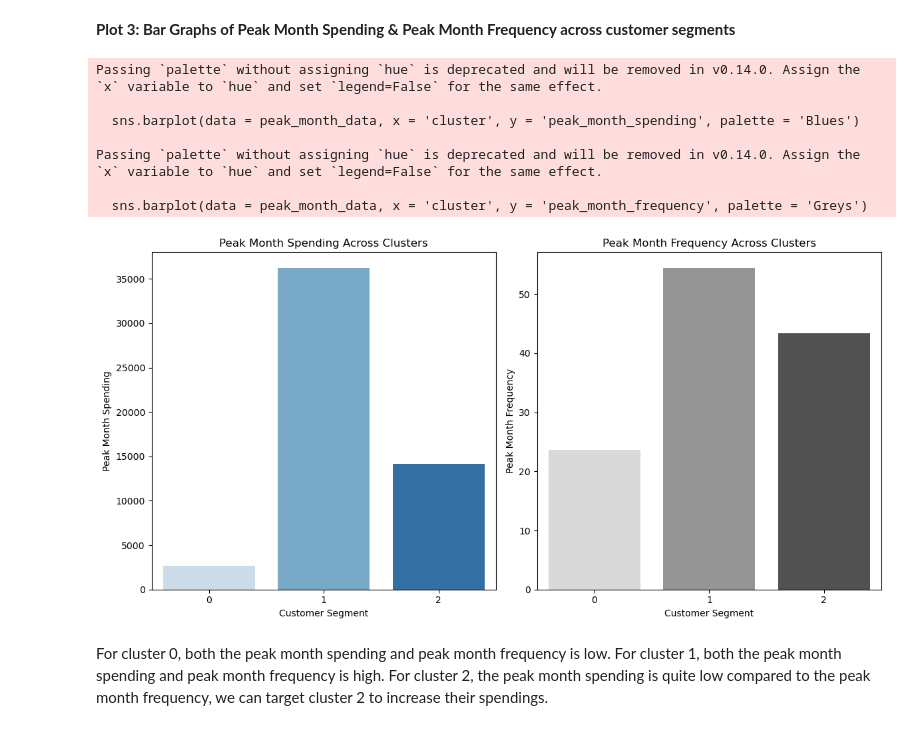
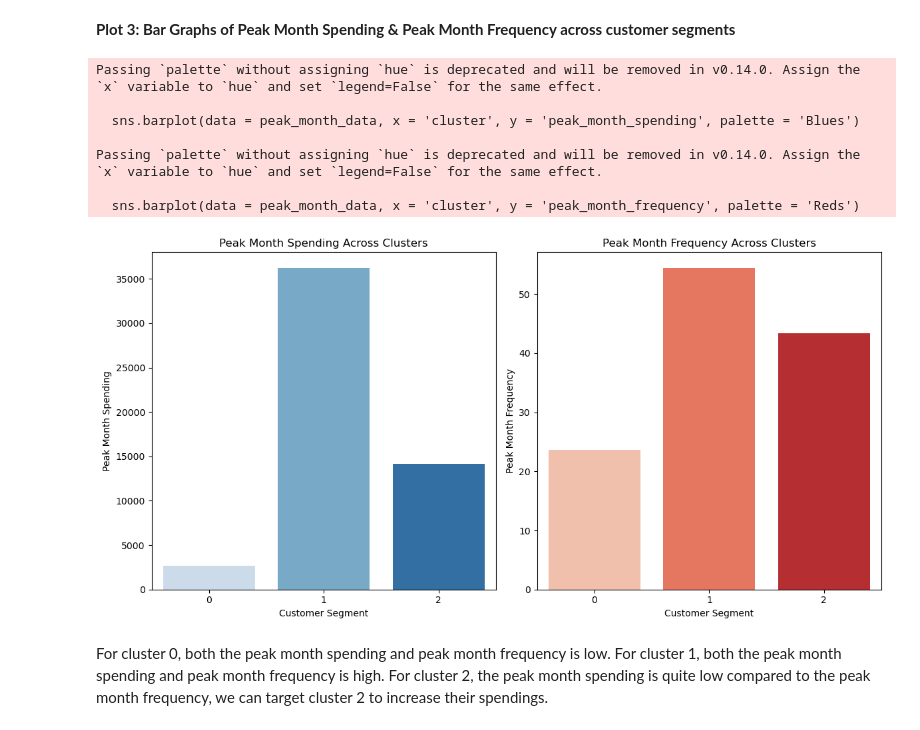
Before and after one commit to andrew250402/DSA3101-Project, a Jupyter notebook: Notebooks/a3-behavioural-patterns.ipynb, the cells around one changed output. Saved outputs shown, nothing was run; the diff lists cells and outputs as text; code cells hidden in the pictures.

```diff
--- a/Notebooks/a3-behavioural-patterns.ipynb
+++ b/Notebooks/a3-behavioural-patterns.ipynb
@@ -260,34 +260,34 @@ __Plot 3: Bar Graphs of Peak Month Spending & Peak Month Frequency across custom
 # %%
 # Group data by customer segment and calculate the mean peak month spending and frequency
 peak_month_data = customer_data.groupby('cluster')[['peak_month_spending', 'peak_month_frequency']].mean().reset_index()
 
 # Plot bar graph for peak month spending and frequency
 plt.figure(figsize = (12, 6))
 
 # Plot peak month spending
 plt.subplot(1, 2, 1)
 sns.barplot(data = peak_month_data, x = 'cluster', y = 'peak_month_spending', palette = 'Blues')
 plt.title('Peak Month Spending Across Clusters')
 plt.ylabel('Peak Month Spending')
 plt.xlabel('Customer Segment')
 
 # Plot peak month frequency
 plt.subplot(1, 2, 2)
-sns.barplot(data = peak_month_data, x = 'cluster', y = 'peak_month_frequency', palette = 'Greys')
+sns.barplot(data = peak_month_data, x = 'cluster', y = 'peak_month_frequency', palette = 'Reds')
 plt.title('Peak Month Frequency Across Clusters')
 plt.ylabel('Peak Month Frequency')
 plt.xlabel('Customer Segment')
 
 plt.tight_layout()
 # %% [output]
 Passing `palette` without assigning `hue` is deprecated and will be removed in v0.14.0. Assign the `x` variable to `hue` and set `legend=False` for the same effect.
 
   sns.barplot(data = peak_month_data, x = 'cluster', y = 'peak_month_spending', palette = 'Blues')
 
 Passing `palette` without assigning `hue` is deprecated and will be removed in v0.14.0. Assign the `x` variable to `hue` and set `legend=False` for the same effect.
 
-  sns.barplot(data = peak_month_data, x = 'cluster', y = 'peak_month_frequency', palette = 'Greys')
+  sns.barplot(data = peak_month_data, x = 'cluster', y = 'peak_month_frequency', palette = 'Reds')
-[figure, old version]
+[figure, new version]
 # %% [markdown]
 For cluster 0, both the peak month spending and peak month frequency is low. For cluster 1, both the peak month spending and peak month frequency is high. For cluster 2, the peak month spending is quite low compared to the peak month frequency, we can target cluster 2 to increase their spendings.
 # %% [markdown]
```
Also changed, not shown: parts of 6 cells of this notebook.
